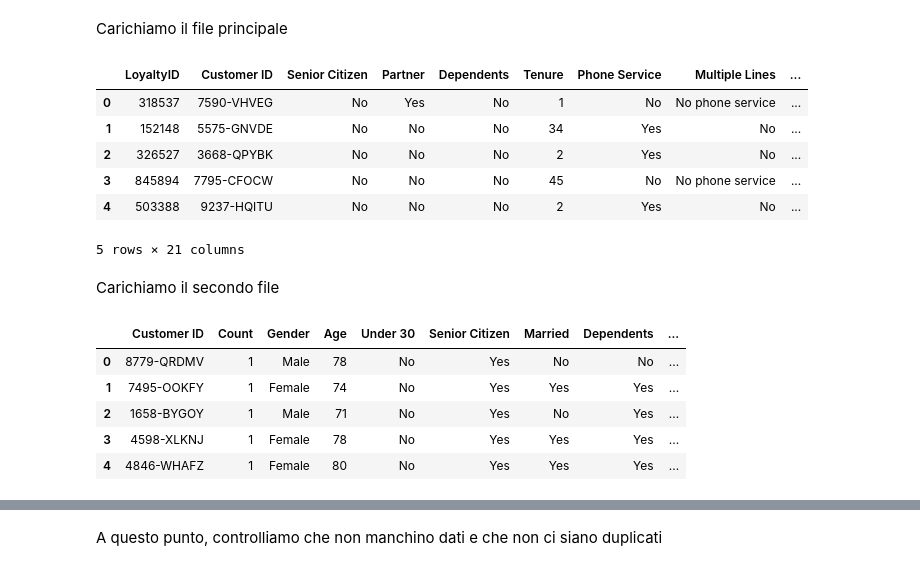
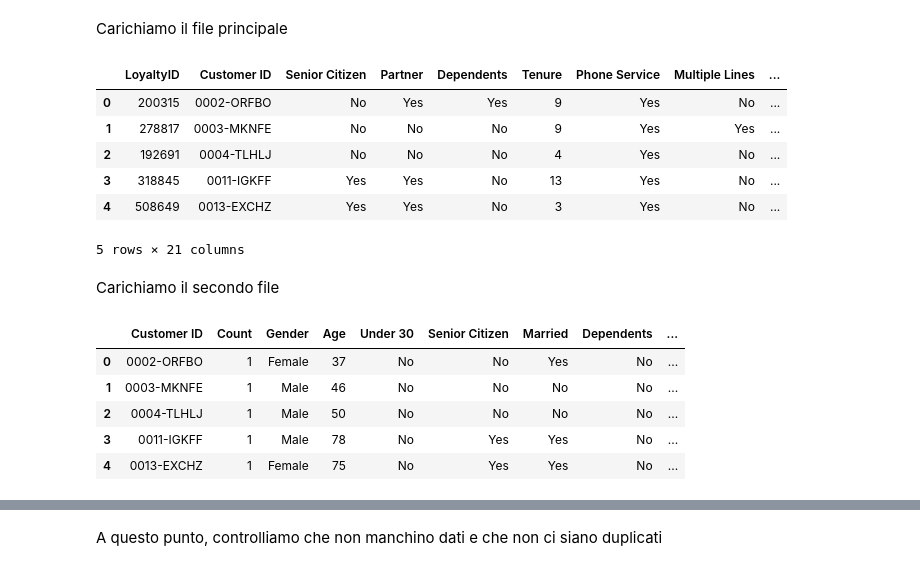
Before and after one commit to GiovanniLodari/DataMiningProject, a Jupyter notebook: ProgettoDM.ipynb, the cells around one changed output, grey strips where cells are left out. Saved outputs shown, nothing was run; the diff lists cells and outputs as text; code cells hidden in the pictures.

```diff
--- a/ProgettoDM.ipynb
+++ b/ProgettoDM.ipynb
@@ -12,15 +12,16 @@ Carichiamo il file principale
 # %%
 file1_path = 'Telecommunications_Industry/CustomerChurn.xlsx'
 df1 = pd.read_excel(file1_path)
 
+df1 = df1.sort_values(by="Customer ID").reset_index(drop=True)
 df1.head()
 # %% [output]
 |  | LoyaltyID | Customer ID | Senior Citizen | Partner | Dependents | Tenure | Phone Service | Multiple Lines | ... |
-| 0 | 318537 | 7590-VHVEG | No | Yes | No | 1 | No | No phone service | ... |
-| 1 | 152148 | 5575-GNVDE | No | No | No | 34 | Yes | No | ... |
-| 2 | 326527 | 3668-QPYBK | No | No | No | 2 | Yes | No | ... |
-| 3 | 845894 | 7795-CFOCW | No | No | No | 45 | No | No phone service | ... |
-| 4 | 503388 | 9237-HQITU | No | No | No | 2 | Yes | No | ... |
+| 0 | 200315 | 0002-ORFBO | No | Yes | Yes | 9 | Yes | No | ... |
+| 1 | 278817 | 0003-MKNFE | No | No | No | 9 | Yes | Yes | ... |
+| 2 | 192691 | 0004-TLHLJ | No | No | No | 4 | Yes | No | ... |
+| 3 | 318845 | 0011-IGKFF | Yes | Yes | No | 13 | Yes | No | ... |
+| 4 | 508649 | 0013-EXCHZ | Yes | Yes | No | 3 | Yes | No | ... |
 5 rows × 21 columns
 # %% [markdown]
 Carichiamo il secondo file
@@ -28,11 +29,12 @@ Carichiamo il secondo file
 file2_path = 'Telecommunications_Industry/Telco_customer_churn_demographics.xlsx'
 df_dem = pd.read_excel(file2_path)
 
+df_dem = df_dem.sort_values(by="Customer ID").reset_index(drop=True)
 df_dem.head()
 # %% [output]
 |  | Customer ID | Count | Gender | Age | Under 30 | Senior Citizen | Married | Dependents | ... |
-| 0 | 8779-QRDMV | 1 | Male | 78 | No | Yes | No | No | ... |
-| 1 | 7495-OOKFY | 1 | Female | 74 | No | Yes | Yes | Yes | ... |
-| 2 | 1658-BYGOY | 1 | Male | 71 | No | Yes | No | Yes | ... |
-| 3 | 4598-XLKNJ | 1 | Female | 78 | No | Yes | Yes | Yes | ... |
-| 4 | 4846-WHAFZ | 1 | Female | 80 | No | Yes | Yes | Yes | ... |
+| 0 | 0002-ORFBO | 1 | Female | 37 | No | No | Yes | No | ... |
+| 1 | 0003-MKNFE | 1 | Male | 46 | No | No | No | No | ... |
+| 2 | 0004-TLHLJ | 1 | Male | 50 | No | No | No | No | ... |
+| 3 | 0011-IGKFF | 1 | Male | 78 | No | Yes | Yes | No | ... |
+| 4 | 0013-EXCHZ | 1 | Female | 75 | No | Yes | Yes | No | ... |
```
Also changed, not shown: parts of 11 cells of this notebook.
